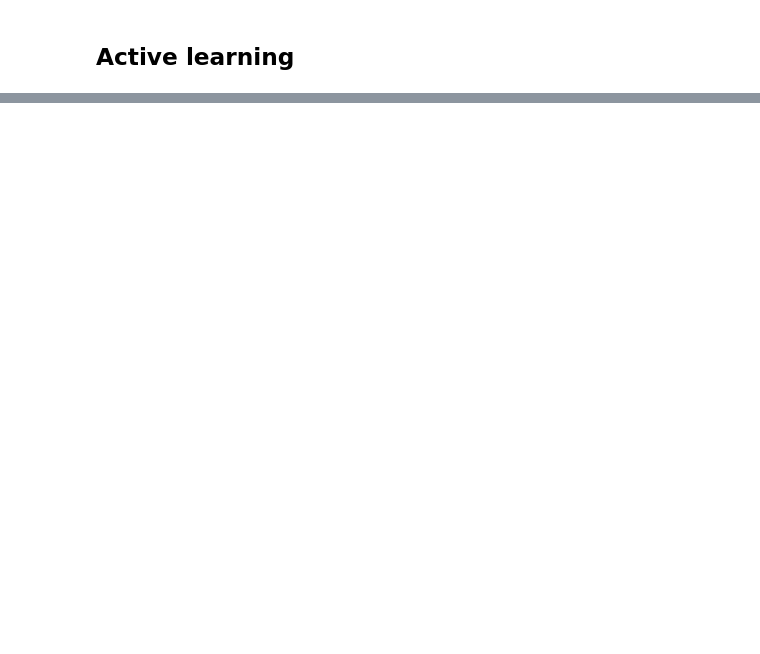
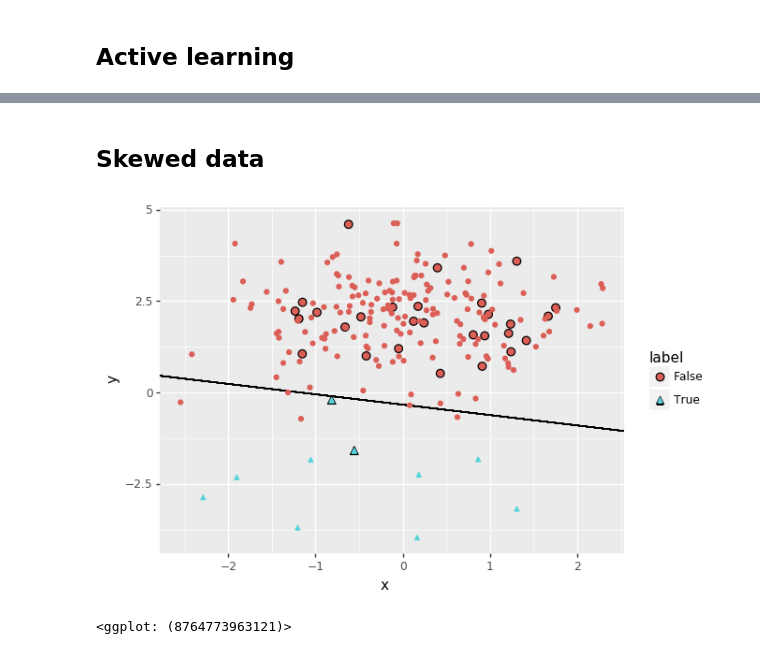
Before and after one commit to herwinvw/ActiveLearning, a Jupyter notebook: chapter2_uncertainty_sampling/uncertainty_sampling_classification.ipynb, the cells around one changed output, grey strips where cells are left out. Saved outputs shown, nothing was run; the diff lists cells and outputs as text; code cells hidden in the pictures; blank space fills up the shorter version.

```diff
--- a/chapter2_uncertainty_sampling/uncertainty_sampling_classification.ipynb
+++ b/chapter2_uncertainty_sampling/uncertainty_sampling_classification.ipynb
@@ -76,0 +87,14 @@ plot_classifier(sample,lg)
+# %% [markdown]
+## Skewed data
+# %%
+data = pandas.read_pickle('../data/two_2dgaussians_skewed.pkl')
+initial_sample = data[data.label==True].sample(1)
+sample = initial_sample.append(data.sample(29))
+X = sample[['x','y']]
+y = sample.label
+lg = LogisticRegression()
+lg.fit(X,y)
+plot_linear_classifier(sample,data,lg)
+# %% [output]
+[figure, added]
+<ggplot: (8764773963121)>
```
Also changed, not shown: parts of 47 cells of this notebook, 15 other files.
